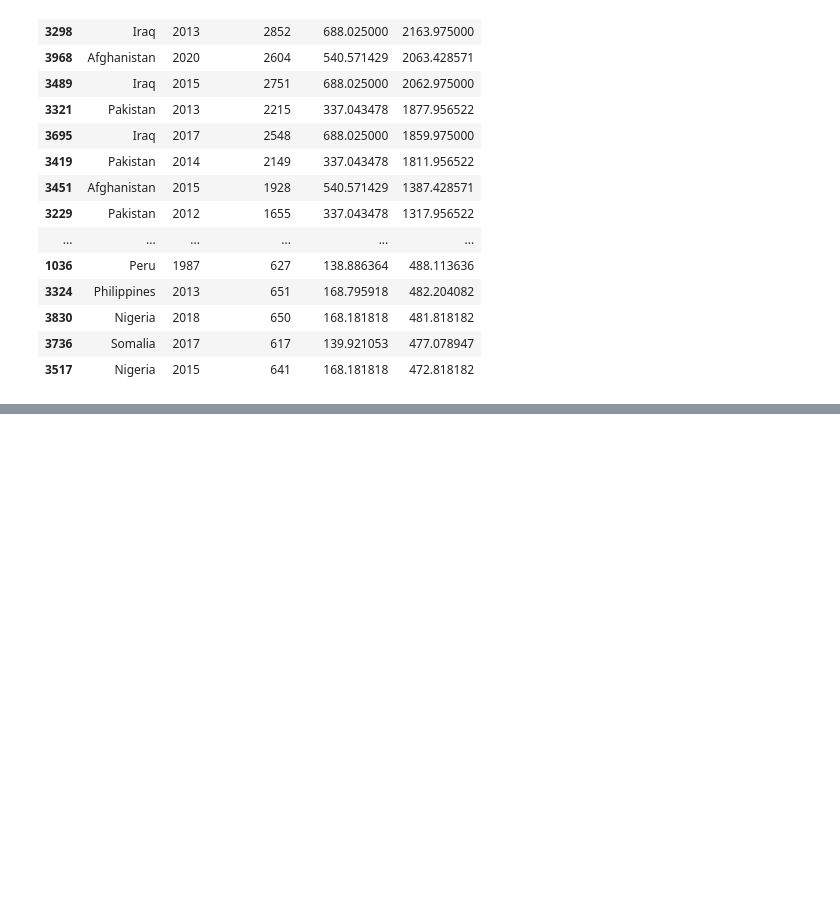
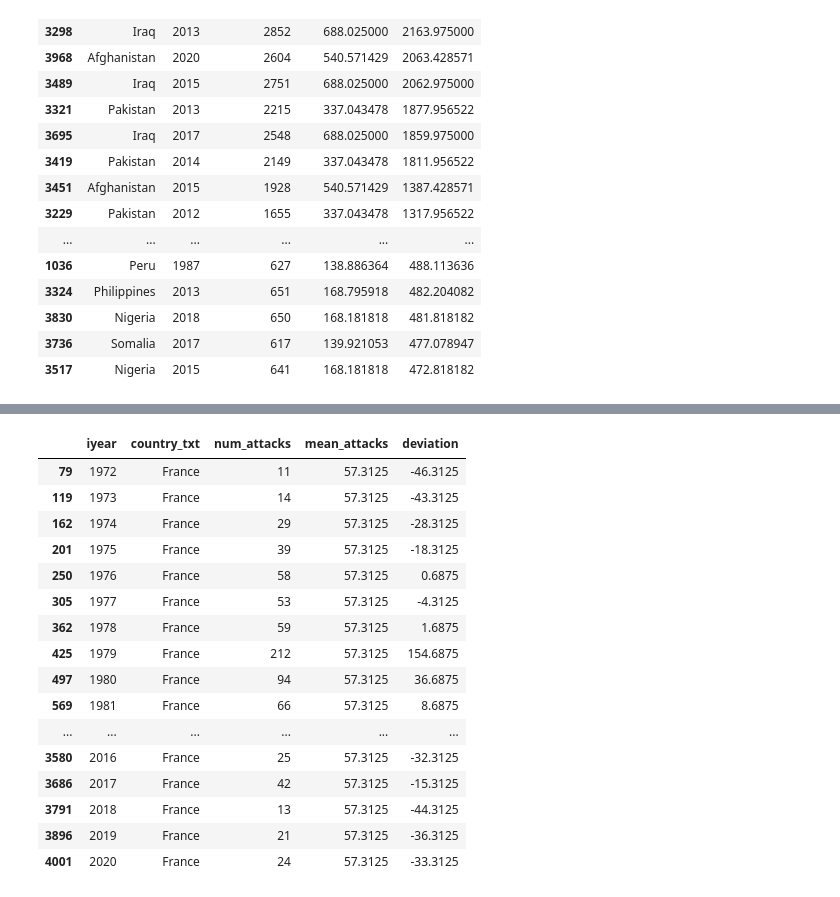
Before and after one commit to ekomlenovic/SecurityDataset, a Jupyter notebook: data_processing/analyses/heatmap.ipynb, the cells around one changed output, grey strips where cells are left out. Saved outputs shown, nothing was run; the diff lists cells and outputs as text; code cells hidden in the pictures; blank space fills up the shorter version.

```diff
--- a/data_processing/analyses/heatmap.ipynb
+++ b/data_processing/analyses/heatmap.ipynb
@@ -191,0 +271,21 @@ india_data = data[data['country_txt'] == 'India']
+# %%
+# regarder les datas de la france
+positive_deviations[positive_deviations['country_txt'] == 'France']
+# %% [output]
+|  | iyear | country_txt | num_attacks | mean_attacks | deviation |
+| 79 | 1972 | France | 11 | 57.3125 | -46.3125 |
+| 119 | 1973 | France | 14 | 57.3125 | -43.3125 |
+| 162 | 1974 | France | 29 | 57.3125 | -28.3125 |
+| 201 | 1975 | France | 39 | 57.3125 | -18.3125 |
+| 250 | 1976 | France | 58 | 57.3125 | 0.6875 |
+| 305 | 1977 | France | 53 | 57.3125 | -4.3125 |
+| 362 | 1978 | France | 59 | 57.3125 | 1.6875 |
+| 425 | 1979 | France | 212 | 57.3125 | 154.6875 |
+| 497 | 1980 | France | 94 | 57.3125 | 36.6875 |
+| 569 | 1981 | France | 66 | 57.3125 | 8.6875 |
+| ... | ... | ... | ... | ... | ... |
+| 3580 | 2016 | France | 25 | 57.3125 | -32.3125 |
+| 3686 | 2017 | France | 42 | 57.3125 | -15.3125 |
+| 3791 | 2018 | France | 13 | 57.3125 | -44.3125 |
+| 3896 | 2019 | France | 21 | 57.3125 | -36.3125 |
+| 4001 | 2020 | France | 24 | 57.3125 | -33.3125 |
```
Also changed, not shown: parts of 10 cells of this notebook.
